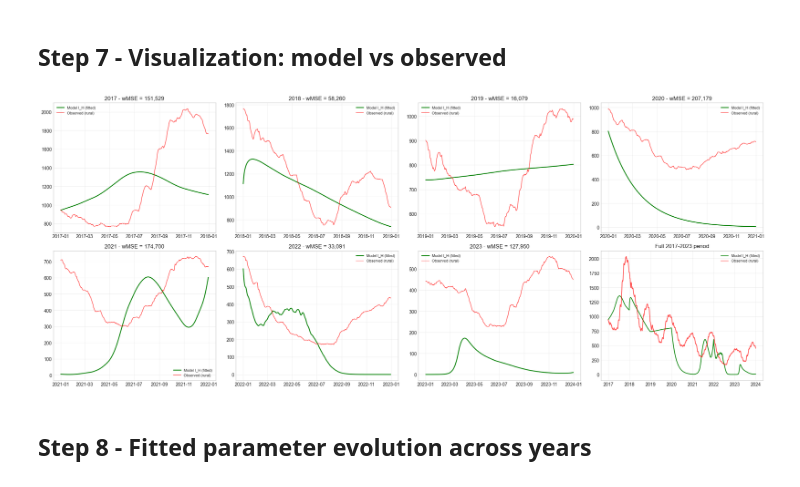
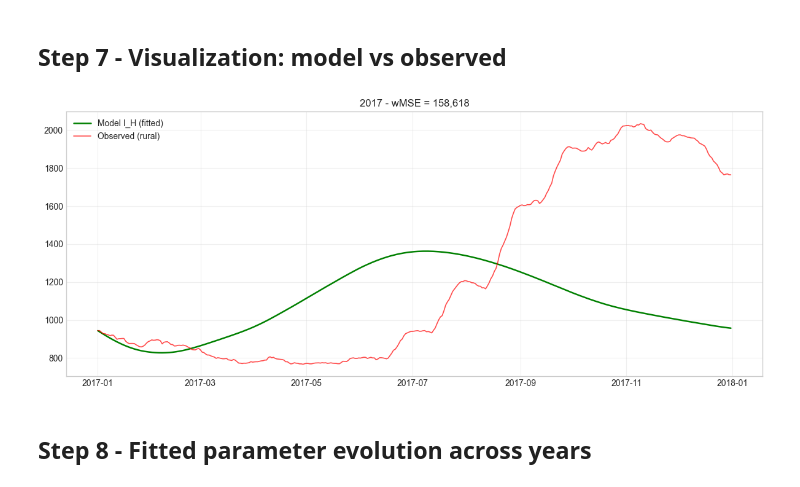
Before and after one commit to RaphaLevy/Study_on_malaria_dynamics_v2, a Jupyter notebook: models/seirs_sei/lmfit_optimization/Yearly_Topic_Calibration.ipynb, the cells around one changed output. Drawn from its saved outputs; the diff is of its cells as text; code cells hidden in the pictures.

```diff
--- a/models/seirs_sei/lmfit_optimization/Yearly_Topic_Calibration.ipynb
+++ b/models/seirs_sei/lmfit_optimization/Yearly_Topic_Calibration.ipynb
@@ -72,7 +82,10 @@ Initial mosquito compartments in 2017: M=83690, S_M=76994, E_M=5022, I_M=1674
 # %%
-QUICK = True
+QUICK = False
 
-YEARS = list(range(2017, 2024))
+YEARS = [2017]
+# Focus on 2017 first. Once it fits well, extend the list, e.g.:
+# YEARS = [2017, 2018]
+# YEARS = list(range(2017, 2024))  # all years
 
 if QUICK:
     DE_SETTINGS = dict(seed=42, popsize=4, max_nfev=80, tol=0.01, polish=False)
@@ -197,34 +196,46 @@ Per-topic fit summary (wMSE = sqrt(chisqr) at that stage):
 # %% [markdown]
 ## Step 7 - Visualization: model vs observed
 # %%
-fig, axes = plt.subplots(2, 4, figsize=(22, 9))
-axes = axes.ravel()
-for i, y in enumerate(YEARS):
-    ax = axes[i]
+n_years = len(YEARS)
+if n_years > 1:
+    fig, axes = plt.subplots(2, 4, figsize=(22, 9))
+    axes = axes.ravel()
+    for i, y in enumerate(YEARS):
+        ax = axes[i]
+        dates, IH = trajectories[y]
+        obs = observed_for_year(y)
+        ax.plot(pd.to_datetime(dates), IH, 'g-', linewidth=1.8, label='Model I_H (fitted)')
+        ax.plot(obs['date'], obs['active_total'], 'r-', alpha=0.7, linewidth=1.2, label='Observed (rural)')
+        ax.set_title(f'{y} - wMSE = {results[str(y)]["weighted_mse"]:,.0f}')
+        ax.legend(fontsize=8)
+        ax.grid(True, alpha=0.3)
+
+    ax = axes[-1]
+    all_dates, all_IH = [], []
+    for y in YEARS:
+        d, ih = trajectories[y]
+        all_dates.extend(d)
+        all_IH.extend(ih)
+    ax.plot(pd.to_datetime(all_dates), all_IH, 'g-', linewidth=1.5, label='Model I_H (fitted)')
+    ax.plot(rural_cases_df['date'], rural_cases_df['active_total'], 'r-', alpha=0.7, label='Observed (rural)')
+    ax.set_title('Full 2017-2023 period')
+    ax.legend(fontsize=8)
+    ax.grid(True, alpha=0.3)
+else:
+    y = YEARS[0]
+    fig, ax = plt.subplots(figsize=(12, 5))
     dates, IH = trajectories[y]
     obs = observed_for_year(y)
     ax.plot(pd.to_datetime(dates), IH, 'g-', linewidth=1.8, label='Model I_H (fitted)')
     ax.plot(obs['date'], obs['active_total'], 'r-', alpha=0.7, linewidth=1.2, label='Observed (rural)')
     ax.set_title(f'{y} - wMSE = {results[str(y)]["weighted_mse"]:,.0f}')
-    ax.legend(fontsize=8)
+    ax.legend()
     ax.grid(True, alpha=0.3)
-
-ax = axes[-1]
-all_dates, all_IH = [], []
-for y in YEARS:
-    d, ih = trajectories[y]
-    all_dates.extend(d)
-    all_IH.extend(ih)
-ax.plot(pd.to_datetime(all_dates), all_IH, 'g-', linewidth=1.5, label='Model I_H (fitted)')
-ax.plot(rural_cases_df['date'], rural_cases_df['active_total'], 'r-', alpha=0.7, label='Observed (rural)')
-ax.set_title('Full 2017-2023 period')
-ax.legend(fontsize=8)
-ax.grid(True, alpha=0.3)
 
 plt.tight_layout()
 plt.show()
 # %% [output]
-[figure, old version]
+[figure, new version]
 # %% [markdown]
 ## Step 8 - Fitted parameter evolution across years
 # %%
```
Also changed, not shown: parts of 7 cells of this notebook, 2 other files.
